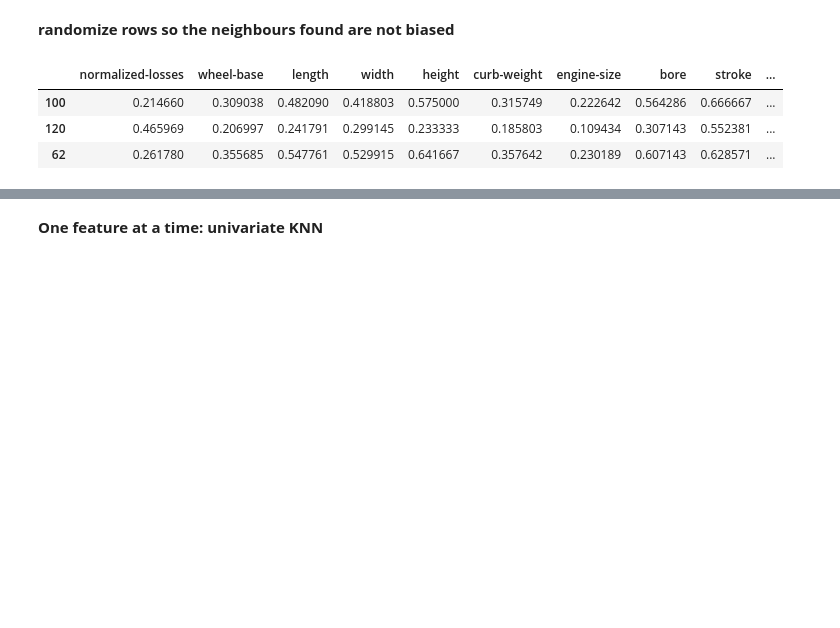
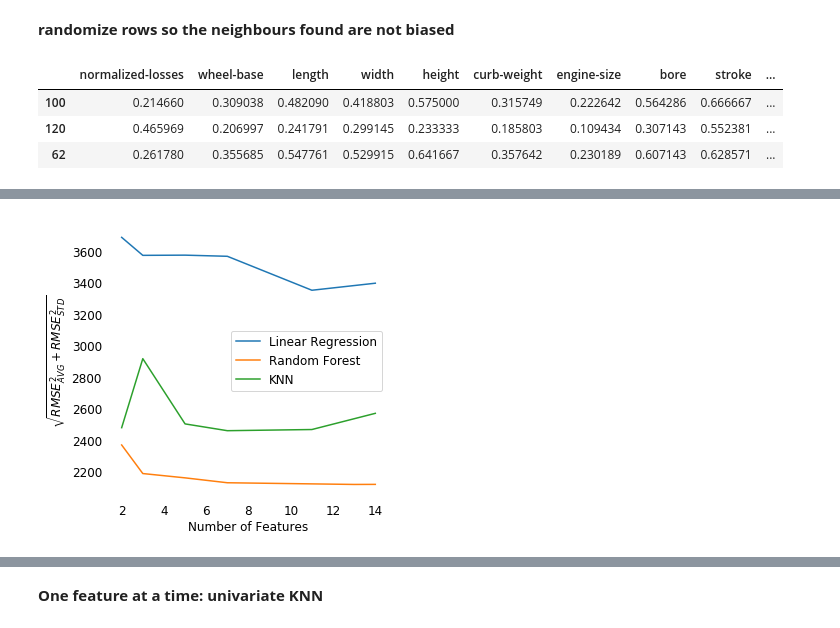
Before and after one commit to BrunoHenryCDMal/datascience.github.io, a Jupyter notebook: projects/Project_201_ML_KNN_LR_RandomForestRegressor__Predicting_Car_Prices.ipynb, the cells around one changed output, grey strips where cells are left out. Cells and saved outputs as stored; diff of their text form; code cells hidden in the pictures; blank space fills up the shorter version.

```diff
--- a/projects/Project_201_ML_KNN_LR_RandomForestRegressor__Predicting_Car_Prices.ipynb
+++ b/projects/Project_201_ML_KNN_LR_RandomForestRegressor__Predicting_Car_Prices.ipynb
@@ -137,0 +357,37 @@ display(numeric_cars.iloc[:3,:13])
+# %%
+k_folds = np.arange(2, 100, 10)
+
+fig, ax = plt.subplots(figsize=(5,5))
+
+features = [['engine-size', 'horsepower'],
+            ['engine-size', 'horsepower', 'wheel-base'],
+            ['engine-size', 'horsepower', 'wheel-base', 'curb-weight', 'highway-mpg'],
+            ['engine-size', 'horsepower', 'wheel-base', 'curb-weight', 'highway-mpg', 'width', 'city-mpg']]
+
+#Linear Regression
+model = LinearRegression()
+this_features = features + [optimized_columns_LR] + [numeric_cars.columns.drop('price').tolist()]
+(N_features,rmse_mean,rmse_std)=cross_val_bias_variance(this_features, 'price', k_folds, numeric_cars, model)
+ax.plot(N_features, np.sqrt(np.array(rmse_mean)**2+np.array(rmse_std)**2), label="Linear Regression")
+
+#RandomForestRegressor
+model = RandomForestRegressor(n_estimators=100, max_depth=10, min_samples_leaf=1, min_samples_split=3)
+this_features = features + [optimized_columns_RFR] + [numeric_cars.columns.drop('price').tolist()]
+(N_features,rmse_mean,rmse_std)=cross_val_bias_variance(this_features, 'price', k_folds, numeric_cars, model)
+ax.plot(N_features, np.sqrt(np.array(rmse_mean)**2+np.array(rmse_std)**2), label="Random Forest")
+
+model = KNeighborsRegressor(algorithm='ball_tree', n_neighbors=5, p=1, weights='distance')
+this_features = features + [optimized_columns_LR] + [numeric_cars.columns.drop('price').tolist()]
+(N_features,rmse_mean,rmse_std)=cross_val_bias_variance(this_features, 'price', k_folds, numeric_cars, model)
+ax.plot(N_features, np.sqrt(np.array(rmse_mean)**2+np.array(rmse_std)**2), label="KNN")
+
+
+ax.tick_params(left=False, right=False, top=False, bottom=False)
+for key,spine in ax.spines.items():
+        spine.set_visible(False)
+ax.set_ylabel("$\sqrt{RMSE_{AVG}^2+RMSE_{STD}^2}$"), ax.set_xlabel("Number of Features")
+
+ax.legend()
+plt.show()
+# %% [output]
+[figure, added]
```
Also changed, not shown: parts of 51 cells of this notebook, 1 other file.
